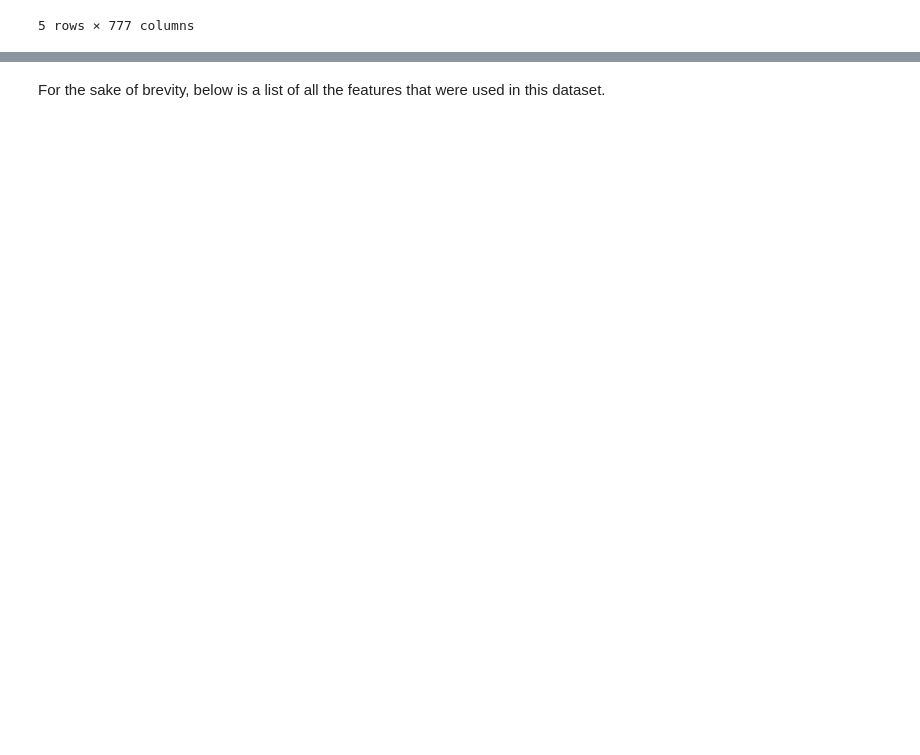
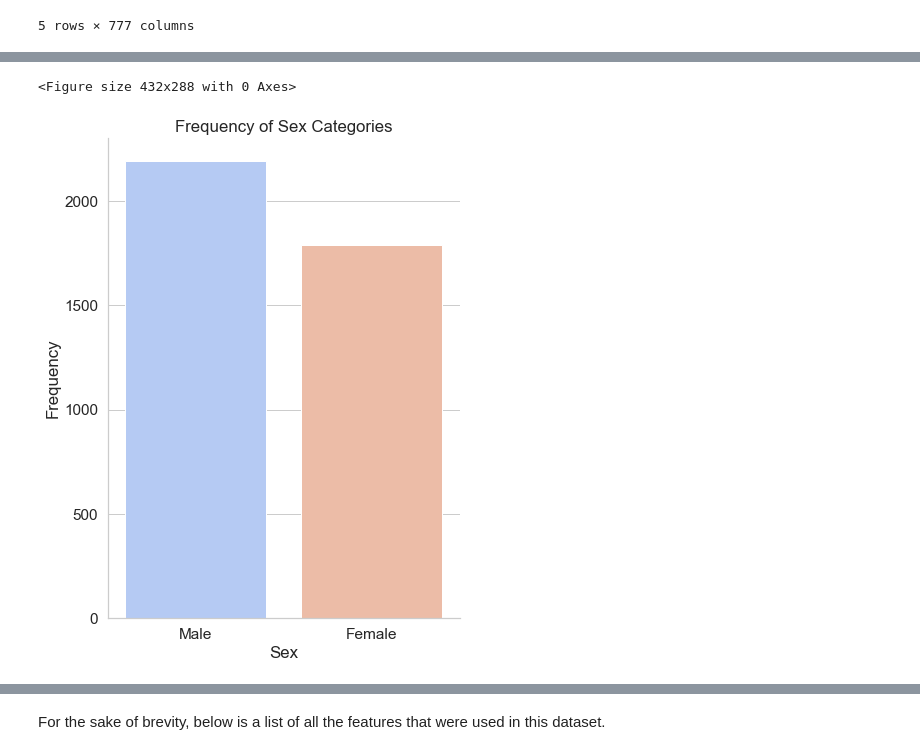
Before and after one commit to danvalen1/Corona-Employment, a Jupyter notebook: Project_Walkthrough.ipynb, the cells around one changed output, grey strips where cells are left out. Drawn from its saved outputs; the diff is of its cells as text; code cells hidden in the pictures; blank space fills up the shorter version.

```diff
--- a/Project_Walkthrough.ipynb
+++ b/Project_Walkthrough.ipynb
@@ -80,0 +89,5 @@ Further, as you can see above, there are over 300 features that are in each mont
+# %%
+vf.PlotCat(df, 'PESEX_x', targetdir=images_dir)
+# %% [output]
+<Figure size 432x288 with 0 Axes>
+[figure, added]
```
Also changed, not shown: parts of 15 cells of this notebook, 10 other files.
